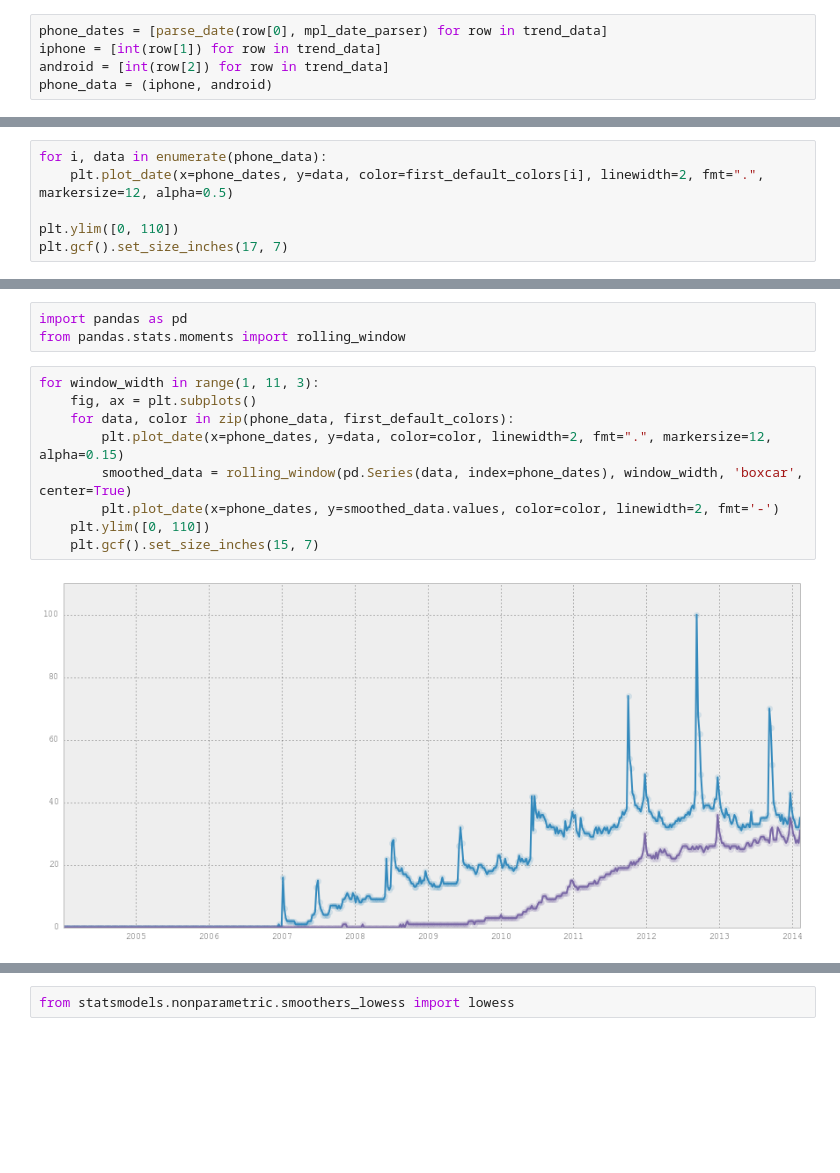
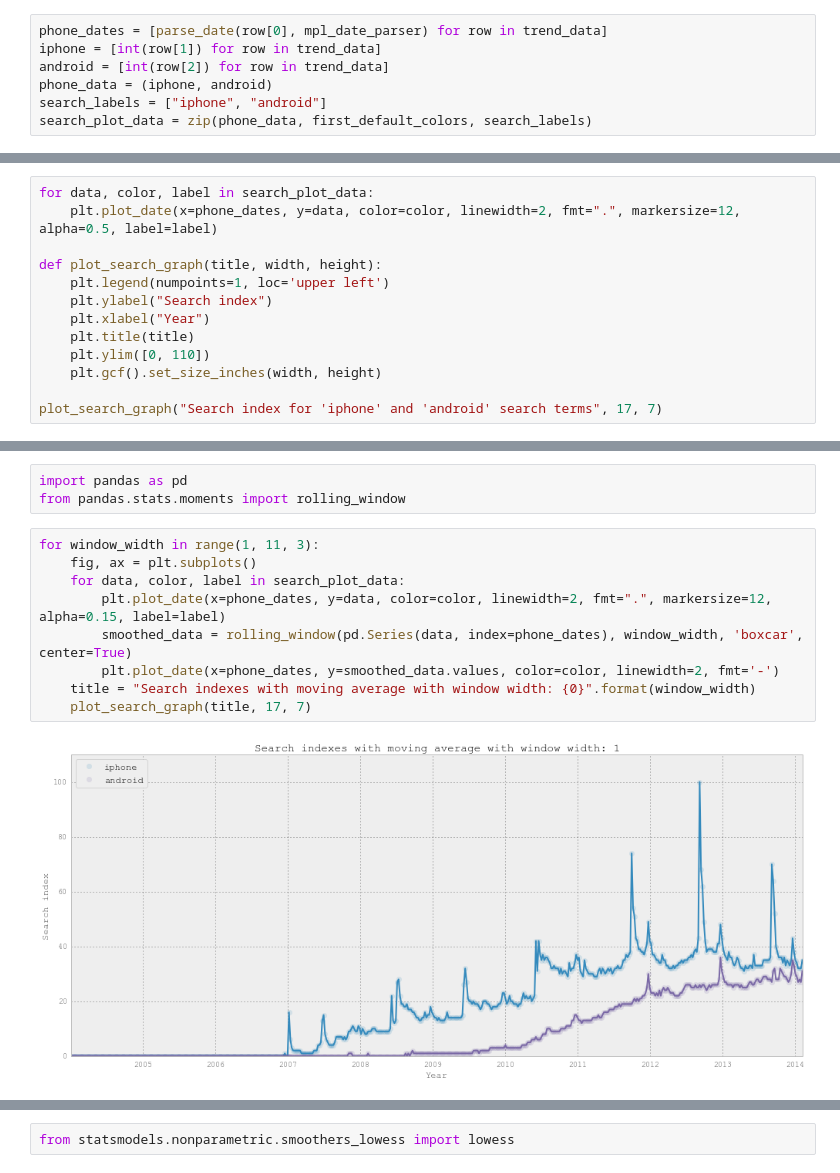
Before and after one commit to alphabits/02806-spring-2014, a Jupyter notebook: assignment-1.ipynb, the cells around one changed output, grey strips where cells are left out. Cells and saved outputs as stored; diff of their text form; blank space fills up the shorter version.

```diff
--- a/assignment-1.ipynb
+++ b/assignment-1.ipynb
@@ -267,3 +303,5 @@ phone_dates = [parse_date(row[0], mpl_date_parser) for row in trend_data]
 iphone = [int(row[1]) for row in trend_data]
 android = [int(row[2]) for row in trend_data]
 phone_data = (iphone, android)
+search_labels = ["iphone", "android"]
+search_plot_data = zip(phone_data, first_default_colors, search_labels)
@@ -270,7 +310,14 @@ phone_data = (iphone, android)
 # %%
-for i, data in enumerate(phone_data):
-    plt.plot_date(x=phone_dates, y=data, color=first_default_colors[i], linewidth=2, fmt=".", markersize=12, alpha=0.5)
+for data, color, label in search_plot_data:
+    plt.plot_date(x=phone_dates, y=data, color=color, linewidth=2, fmt=".", markersize=12, alpha=0.5, label=label)
 
-plt.ylim([0, 110])
-plt.gcf().set_size_inches(17, 7)
+def plot_search_graph(title, width, height):
+    plt.legend(numpoints=1, loc='upper left')
+    plt.ylabel("Search index")
+    plt.xlabel("Year")
+    plt.title(title)
+    plt.ylim([0, 110])
+    plt.gcf().set_size_inches(width, height)
+
+plot_search_graph("Search index for 'iphone' and 'android' search terms", 17, 7)
 # %% [output]
@@ -281,11 +330,11 @@ from pandas.stats.moments import rolling_window
 # %%
 for window_width in range(1, 11, 3):
     fig, ax = plt.subplots()
-    for data, color in zip(phone_data, first_default_colors):
-        plt.plot_date(x=phone_dates, y=data, color=color, linewidth=2, fmt=".", markersize=12, alpha=0.15)
+    for data, color, label in search_plot_data:
+        plt.plot_date(x=phone_dates, y=data, color=color, linewidth=2, fmt=".", markersize=12, alpha=0.15, label=label)
         smoothed_data = rolling_window(pd.Series(data, index=phone_dates), window_width, 'boxcar', center=True)
         plt.plot_date(x=phone_dates, y=smoothed_data.values, color=color, linewidth=2, fmt='-')
-    plt.ylim([0, 110])
-    plt.gcf().set_size_inches(15, 7)
+    title = "Search indexes with moving average with window width: {0}".format(window_width)
+    plot_search_graph(title, 17, 7)
 # %% [output]
-[figure, old version]
+[figure, new version]
```
Also changed, not shown: parts of 32 cells of this notebook, 6 other files.
